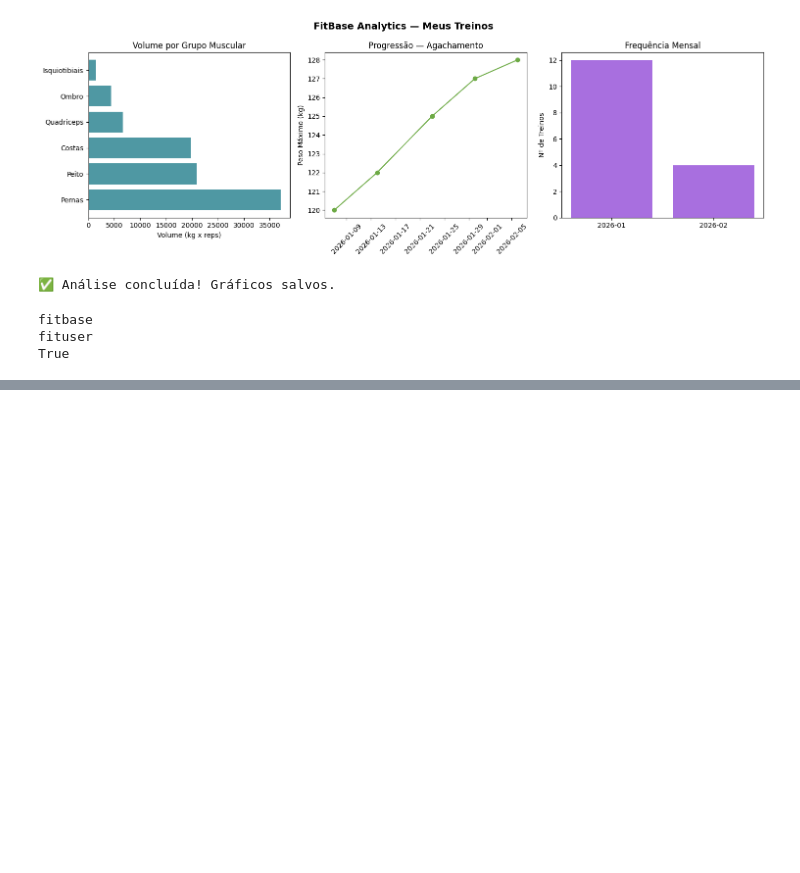
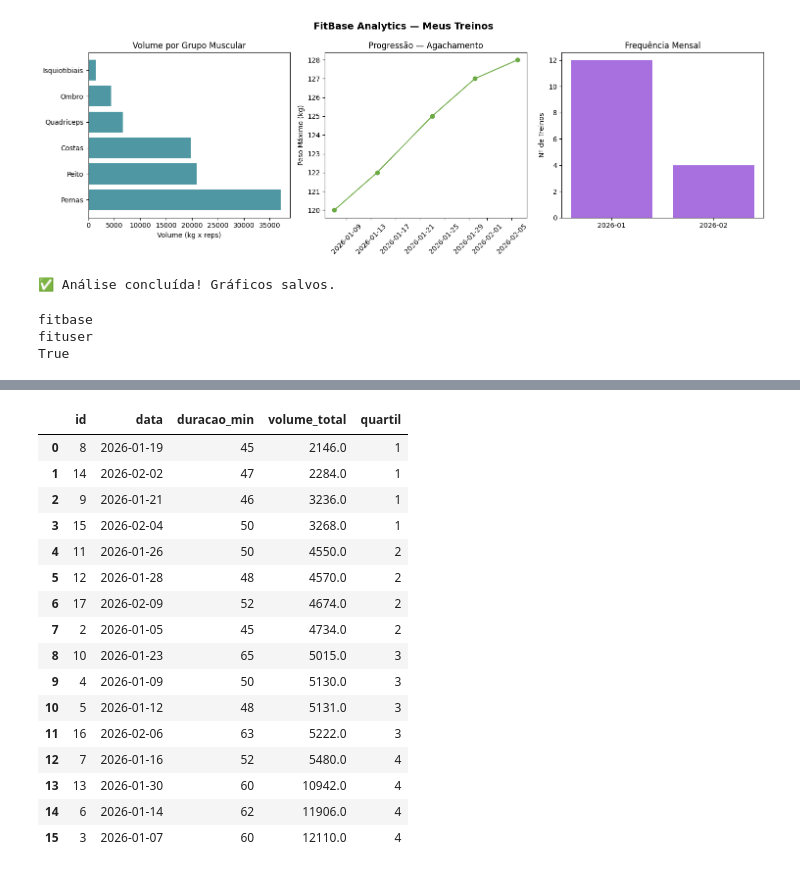
Before and after one commit to matheusramos20/fitbase-analise, a Jupyter notebook: 04_analise.ipynb, the cells around one changed output, grey strips where cells are left out. Saved outputs shown, nothing was run; the diff lists cells and outputs as text; code cells hidden in the pictures; blank space fills up the shorter version.

```diff
--- a/04_analise.ipynb
+++ b/04_analise.ipynb
@@ -174,0 +498,41 @@ True
+# %%
+# NTILE(4) — classifica treinos em quartis de intensidade
+q = """
+WITH intensidade AS (
+  SELECT
+    t.id,
+    t.data,
+    t.duracao_min,
+    SUM(s.peso_kg * s.repeticoes) AS volume_total
+  FROM series s
+  JOIN treinos t ON s.treino_id = t.id
+  GROUP BY t.id, t.data, t.duracao_min
+)
+SELECT
+  id,
+  data,
+  duracao_min,
+  ROUND(volume_total::NUMERIC, 1) AS volume_total,
+  NTILE(4) OVER (ORDER BY volume_total) AS quartil
+FROM intensidade
+ORDER BY volume_total
+"""
+pd.read_sql(q, engine)
+# %% [output]
+|  | id | data | duracao_min | volume_total | quartil |
+| 0 | 8 | 2026-01-19 | 45 | 2146.0 | 1 |
+| 1 | 14 | 2026-02-02 | 47 | 2284.0 | 1 |
+| 2 | 9 | 2026-01-21 | 46 | 3236.0 | 1 |
+| 3 | 15 | 2026-02-04 | 50 | 3268.0 | 1 |
+| 4 | 11 | 2026-01-26 | 50 | 4550.0 | 2 |
+| 5 | 12 | 2026-01-28 | 48 | 4570.0 | 2 |
+| 6 | 17 | 2026-02-09 | 52 | 4674.0 | 2 |
+| 7 | 2 | 2026-01-05 | 45 | 4734.0 | 2 |
+| 8 | 10 | 2026-01-23 | 65 | 5015.0 | 3 |
+| 9 | 4 | 2026-01-09 | 50 | 5130.0 | 3 |
+| 10 | 5 | 2026-01-12 | 48 | 5131.0 | 3 |
+| 11 | 16 | 2026-02-06 | 63 | 5222.0 | 3 |
+| 12 | 7 | 2026-01-16 | 52 | 5480.0 | 4 |
+| 13 | 13 | 2026-01-30 | 60 | 10942.0 | 4 |
+| 14 | 6 | 2026-01-14 | 62 | 11906.0 | 4 |
+| 15 | 3 | 2026-01-07 | 60 | 12110.0 | 4 |
```
Also changed, not shown: parts of 22 cells of this notebook.
